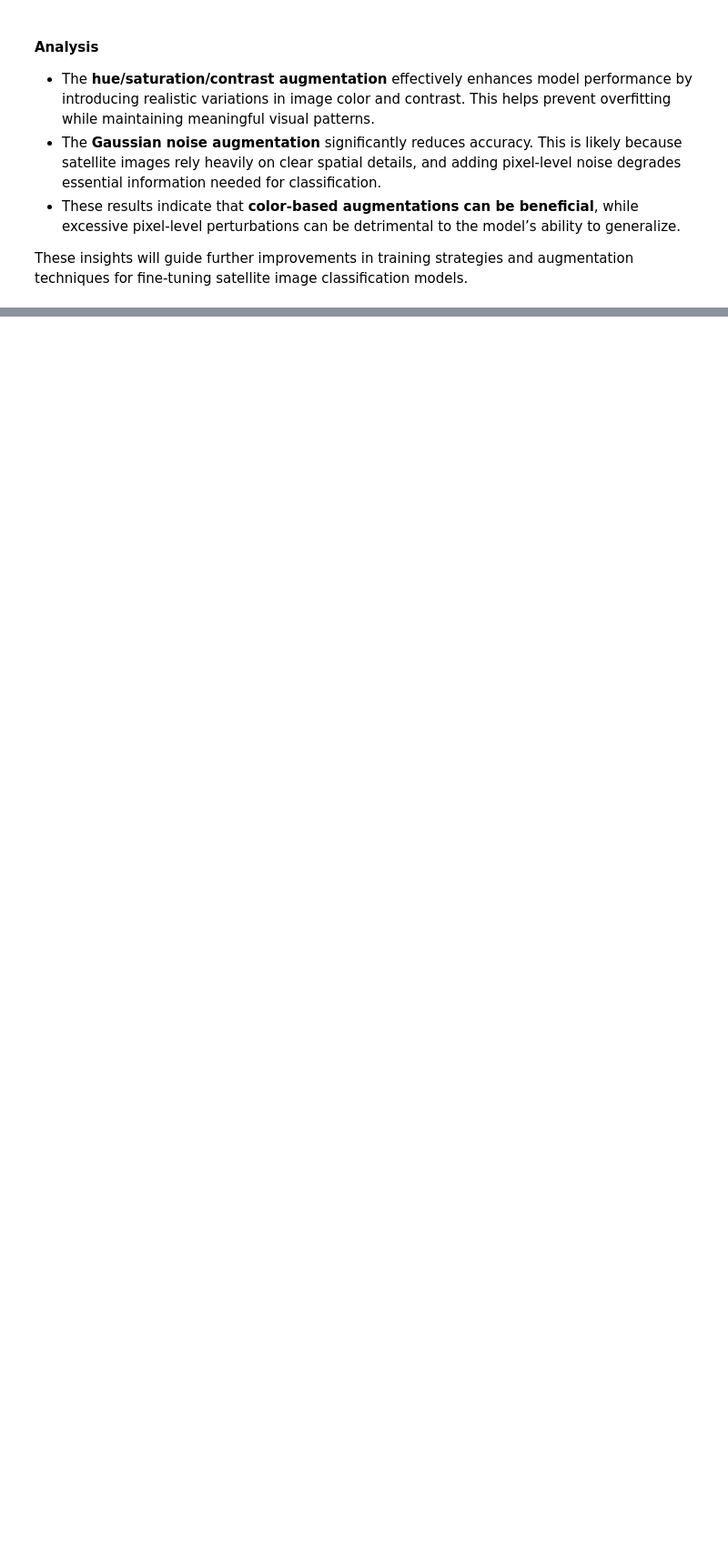
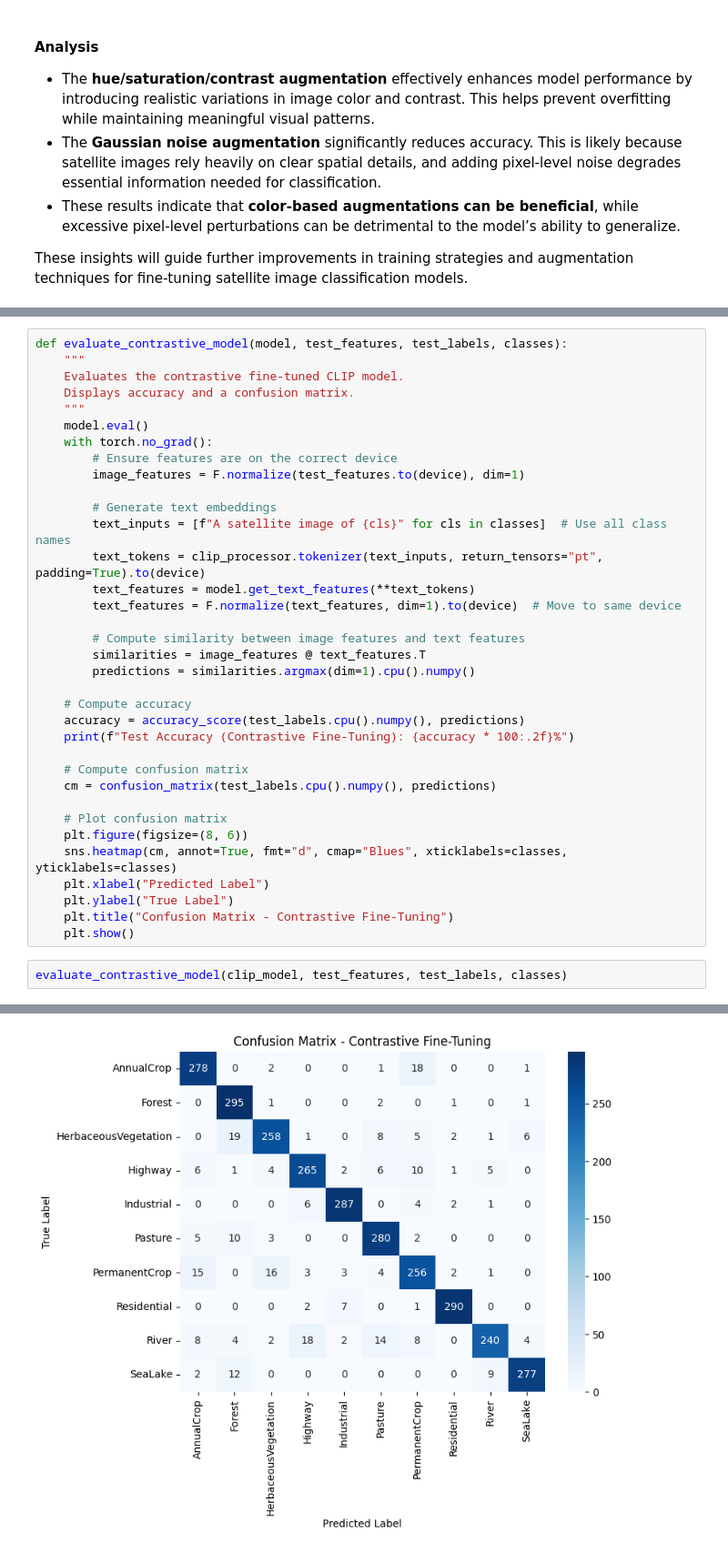
Before and after one commit to andrea-zoccante/land-classification-project, a Jupyter notebook: task2.ipynb, the cells around one changed output, grey strips where cells are left out. Shown: that part at 91% size. Drawn from its saved outputs; the diff is of its cells as text; blank space fills up the shorter version.

```diff
--- a/task2.ipynb
+++ b/task2.ipynb
@@ -419,0 +680,38 @@ These insights will guide further improvements in training strategies and augmen
+# %%
+def evaluate_contrastive_model(model, test_features, test_labels, classes):
+    """
+    Evaluates the contrastive fine-tuned CLIP model.
+    Displays accuracy and a confusion matrix.
+    """
+    model.eval()
+    with torch.no_grad():
+        # Ensure features are on the correct device
+        image_features = F.normalize(test_features.to(device), dim=1)
+
+        # Generate text embeddings
+        text_inputs = [f"A satellite image of {cls}" for cls in classes]  # Use all class names
+        text_tokens = clip_processor.tokenizer(text_inputs, return_tensors="pt", padding=True).to(device)
+        text_features = model.get_text_features(**text_tokens)
+        text_features = F.normalize(text_features, dim=1).to(device)  # Move to same device
+
+        # Compute similarity between image features and text features
+        similarities = image_features @ text_features.T
+        predictions = similarities.argmax(dim=1).cpu().numpy()
+
+    # Compute accuracy
+    accuracy = accuracy_score(test_labels.cpu().numpy(), predictions)
+    print(f"Test Accuracy (Contrastive Fine-Tuning): {accuracy * 100:.2f}%")
+
+    # Compute confusion matrix
+    cm = confusion_matrix(test_labels.cpu().numpy(), predictions)
+
+    # Plot confusion matrix
+    plt.figure(figsize=(8, 6))
+    sns.heatmap(cm, annot=True, fmt="d", cmap="Blues", xticklabels=classes, yticklabels=classes)
+    plt.xlabel("Predicted Label")
+    plt.ylabel("True Label")
+    plt.title("Confusion Matrix - Contrastive Fine-Tuning")
+    plt.show()
+# %%
+evaluate_contrastive_model(clip_model, test_features, test_labels, classes)
+# %% [output]
@@ -419,0 +719 @@ These insights will guide further improvements in training strategies and augmen
+[figure, added]
```
Also changed, not shown: parts of 34 cells of this notebook.
